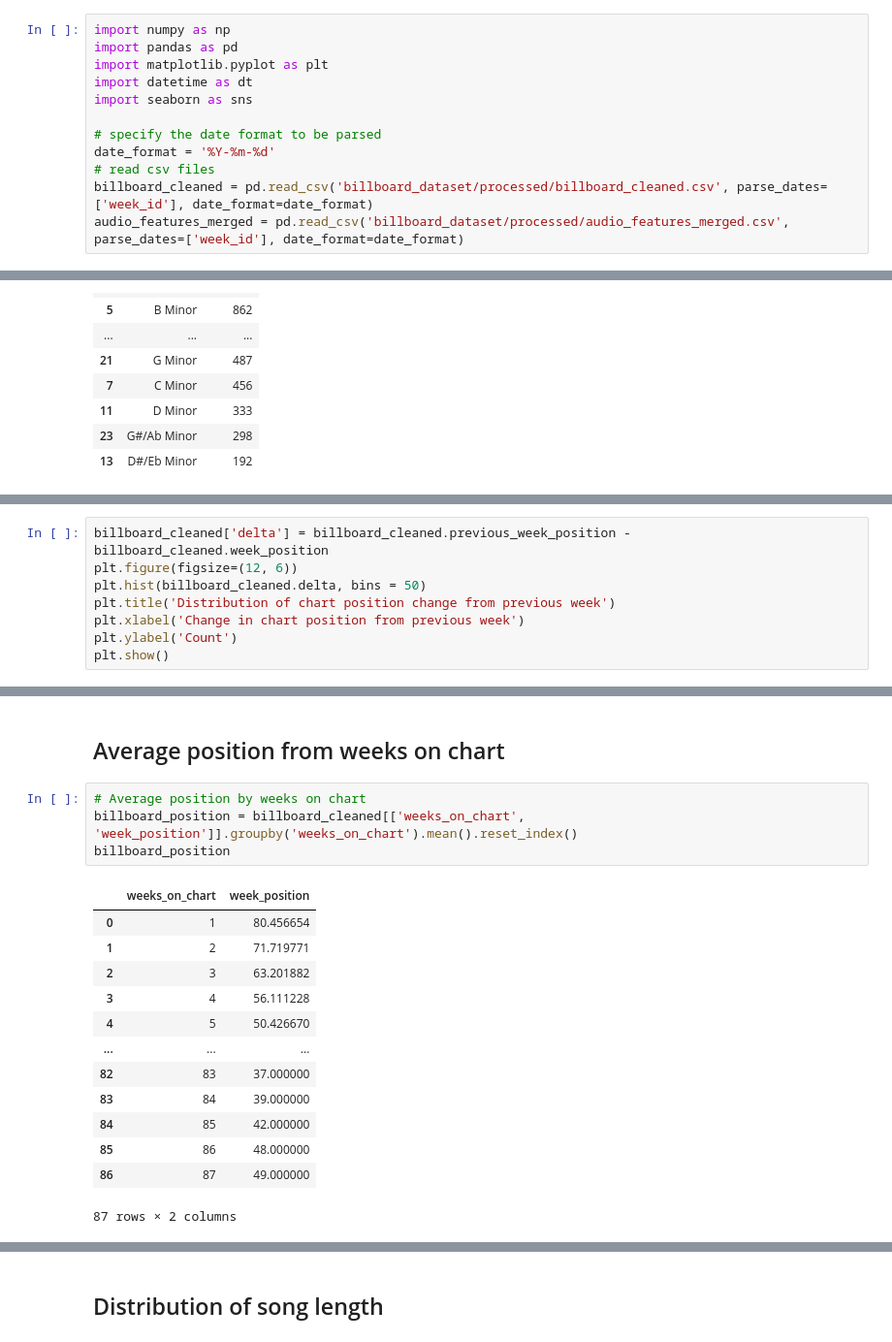
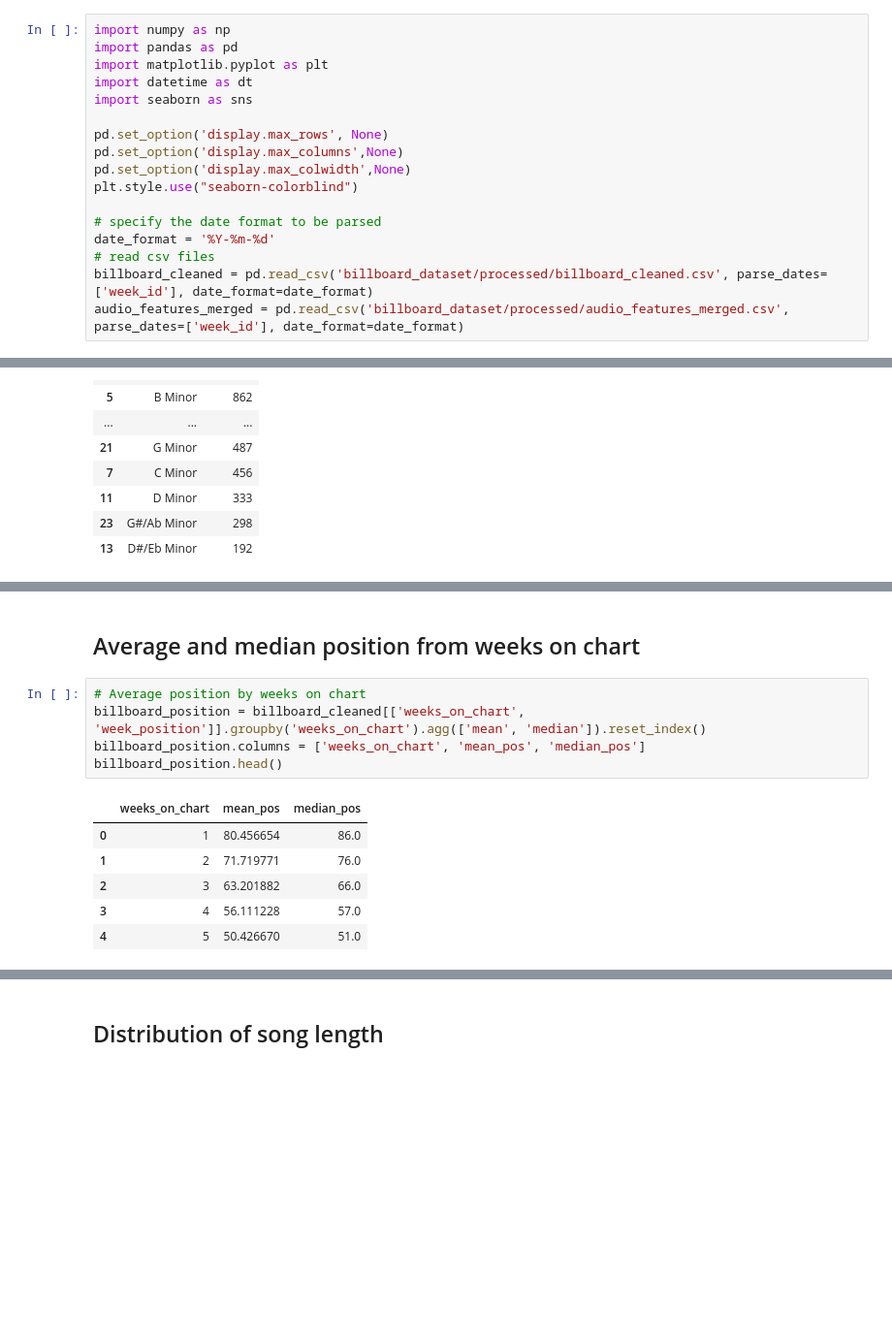
Before and after one commit to dliang5299/Spotify-Analysis, a Jupyter notebook: Deric_EDA.ipynb, the cells around one changed output, grey strips where cells are left out. Shown at 97% size. Cells and saved outputs as stored; diff of their text form; blank space fills up the shorter version.

```diff
--- a/Deric_EDA.ipynb
+++ b/Deric_EDA.ipynb
@@ -7,6 +7,11 @@ import matplotlib.pyplot as plt
 import datetime as dt
 import seaborn as sns
 
+pd.set_option('display.max_rows', None)
+pd.set_option('display.max_columns',None)
+pd.set_option('display.max_colwidth',None)
+plt.style.use("seaborn-colorblind")
+
 # specify the date format to be parsed
 date_format = '%Y-%m-%d'
 # read csv files
@@ -176,8 +146,0 @@ plt.show()
-# %%
-billboard_cleaned['delta'] = billboard_cleaned.previous_week_position - billboard_cleaned.week_position
-plt.figure(figsize=(12, 6))
-plt.hist(billboard_cleaned.delta, bins = 50)
-plt.title('Distribution of chart position change from previous week')
-plt.xlabel('Change in chart position from previous week')
-plt.ylabel('Count')
-plt.show()
@@ -186,23 +147,17 @@ plt.show()
 # %% [markdown]
-## Average position from weeks on chart
+## Average and median position from weeks on chart
 # %%
 # Average position by weeks on chart
-billboard_position = billboard_cleaned[['weeks_on_chart', 'week_position']].groupby('weeks_on_chart').mean().reset_index()
-billboard_position
+billboard_position = billboard_cleaned[['weeks_on_chart', 'week_position']].groupby('weeks_on_chart').agg(['mean', 'median']).reset_index()
+billboard_position.columns = ['weeks_on_chart', 'mean_pos', 'median_pos']
+billboard_position.head()
 # %% [output]
-|  | weeks_on_chart | week_position |
-| 0 | 1 | 80.456654 |
-| 1 | 2 | 71.719771 |
-| 2 | 3 | 63.201882 |
-| 3 | 4 | 56.111228 |
-| 4 | 5 | 50.426670 |
-| ... | ... | ... |
-| 82 | 83 | 37.000000 |
-| 83 | 84 | 39.000000 |
-| 84 | 85 | 42.000000 |
-| 85 | 86 | 48.000000 |
-| 86 | 87 | 49.000000 |
+|  | weeks_on_chart | mean_pos | median_pos |
+| 0 | 1 | 80.456654 | 86.0 |
+| 1 | 2 | 71.719771 | 76.0 |
+| 2 | 3 | 63.201882 | 66.0 |
+| 3 | 4 | 56.111228 | 57.0 |
+| 4 | 5 | 50.426670 | 51.0 |
-87 rows × 2 columns
 # %%
 # Plot series of position by number of weeks on chart
 plt.figure(figsize=(12, 6))
```
Also changed, not shown: parts of 12 cells of this notebook, 4 other files.
